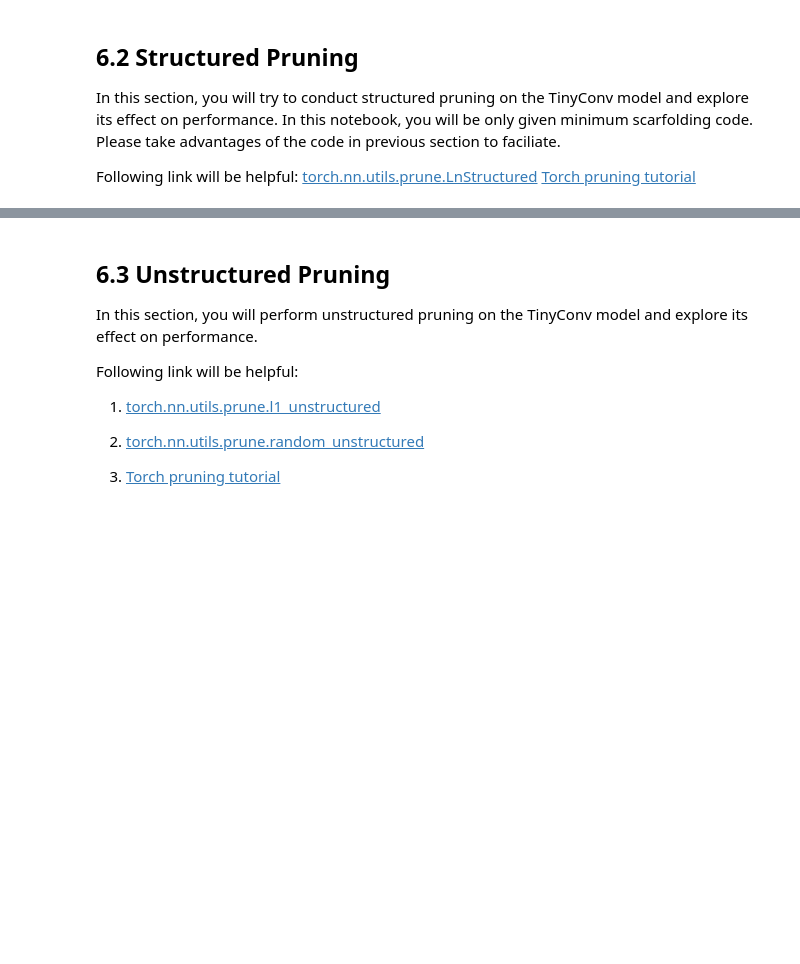
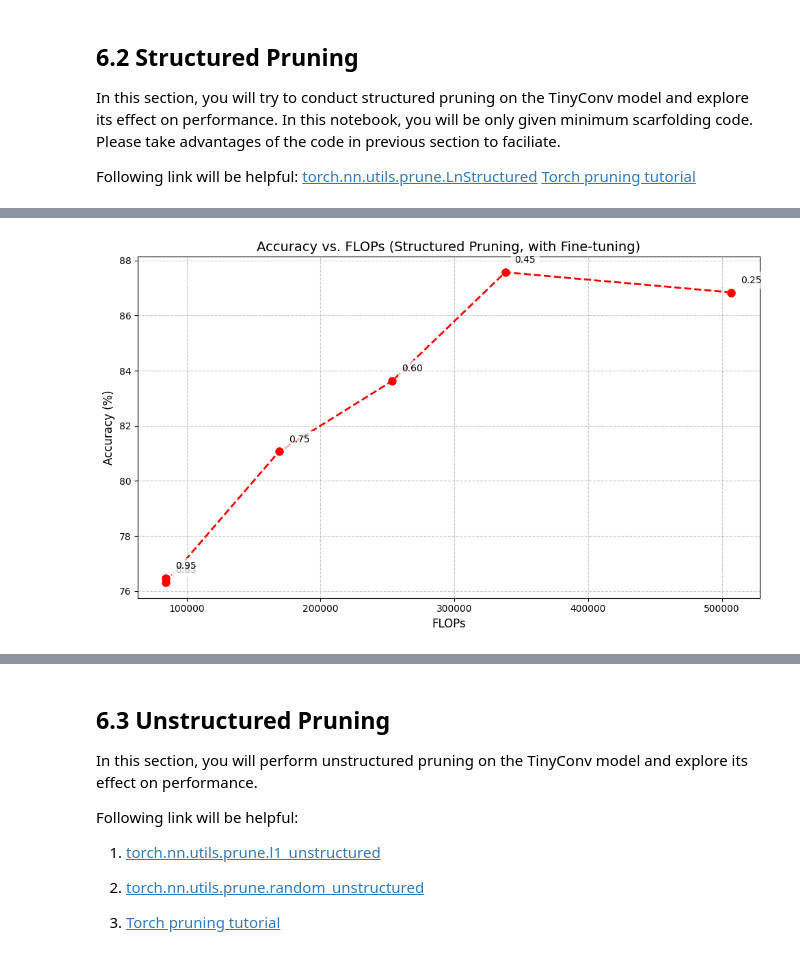
Before and after one commit to AaronGoldblatt/tinyml-speech-arduino, a Jupyter notebook: 6_pruning.ipynb, the cells around one changed output, grey strips where cells are left out. Drawn from its saved outputs; the diff is of its cells as text; code cells hidden in the pictures; blank space fills up the shorter version.

Commit message:
Redid the structured pruning to incorporate elimination of the pruned channels and reran everything within that context Created using Colab

```diff
--- a/6_pruning.ipynb
+++ b/6_pruning.ipynb
@@ -398,7 +585,7 @@ def plot_accuracy_vs_flops(results, acc_type='base_accs', save_path=None):
     # Add labels and title
     plt.xlabel('FLOPs', fontsize=12)
     plt.ylabel('Accuracy (%)', fontsize=12)
-    plt.title(f'Accuracy vs FLOPs (Structured Pruning, {title_suffix})', fontsize=14)
+    plt.title(f'Accuracy vs. FLOPs (Structured Pruning, {title_suffix})', fontsize=14)
 
     # Add grid
     plt.grid(True, linestyle='--', alpha=0.7)
@@ -451,6 +638,8 @@ def fine_tune(model, device, epochs=10, learning_rate=0.001):
     return model, test_acc
 # %%
 for idx, model in enumerate(structured_pruning_results['pruned_models']):
-    finetuned_model, finetuned_acc = fine_tune(model, data_loaders, device)
+    print(f"Fine-tuning model with threshold {structured_pruning_results['thresholds'][idx]}")
+    finetuned_model, finetuned_acc = fine_tune(model, device)
     structured_pruning_results['finetuned_pruned_models'].append(finetuned_model)
     structured_pruning_results['finetuned_accs'].append(finetuned_acc)
+    print()
@@ -463 +672,8 @@ plot_accuracy_vs_parameters(
+# %%
+plot_accuracy_vs_flops(
+    structured_pruning_results,
+    acc_type='finetuned_accs',
+)
+# %% [output]
+[figure, added]
 # %%
```
Also changed, not shown: parts of 30 cells of this notebook.
